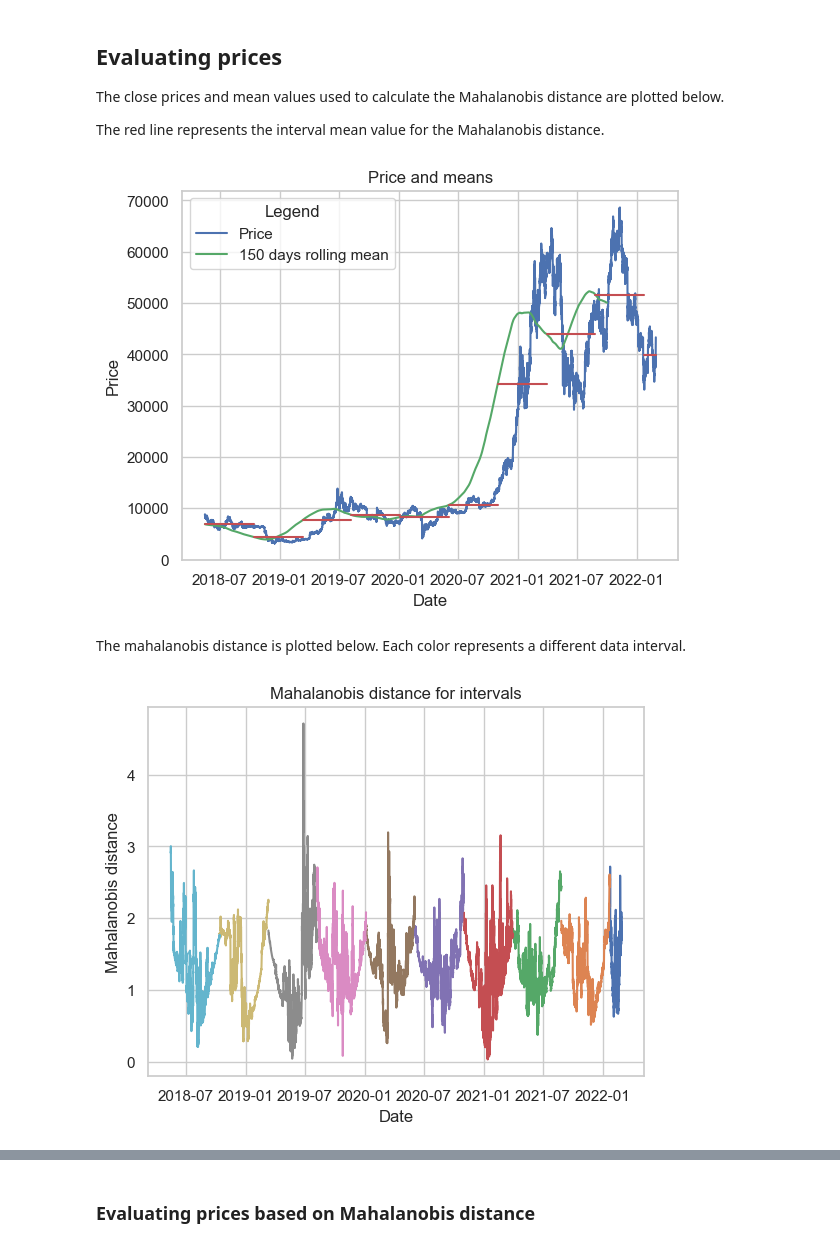
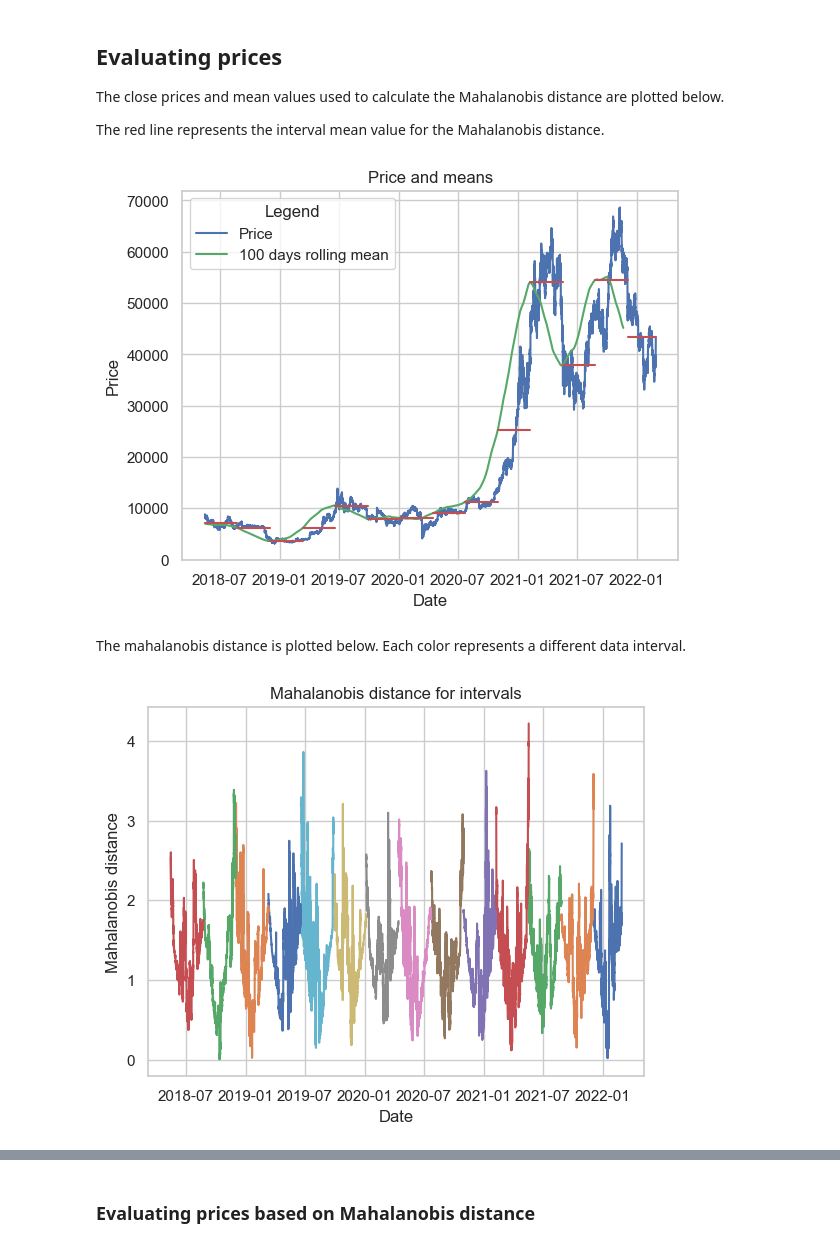
Before and after one commit to iAndRYou/anomalies, a Jupyter notebook: model.ipynb, the cells around one changed output, grey strips where cells are left out. Cells and saved outputs as stored; diff of their text form; code cells hidden in the pictures.

```diff
--- a/model.ipynb
+++ b/model.ipynb
@@ -24,5 +28,5 @@ $$
 
 where $X$ is the data point, $\mu$ is the mean value and $\Sigma$ is the covariance matrix.
 # %%
-INTERVAL_DAYS = 150
+INTERVAL_DAYS = 100
 # %%
@@ -50,17 +54,17 @@ The close prices and mean values used to calculate the Mahalanobis distance are
 
 The red line represents the interval mean value for the Mahalanobis distance.
 # %%
-from data_plot import plot_price, plot_mahalanobis, plot_mahalanobis_distribution
+from data.plot import plot_price, plot_mahalanobis, plot_mahalanobis_distribution
 
-plot_price(bitcoin_df)
+plot_price(bitcoin_df, interval_days=INTERVAL_DAYS)
 # %% [output]
-[figure, old version]
+[figure, new version]
 # %% [markdown]
 The mahalanobis distance is plotted below. Each color represents a different data interval.
 # %%
 plot_mahalanobis(bitcoin_df, interval_days=INTERVAL_DAYS)
 # %% [output]
-[figure, old version]
+[figure, new version]
 # %%
 plot_mahalanobis_distribution(bitcoin_df)
 # %% [output]
```
Also changed, not shown: parts of 25 cells of this notebook, 5 other files.
